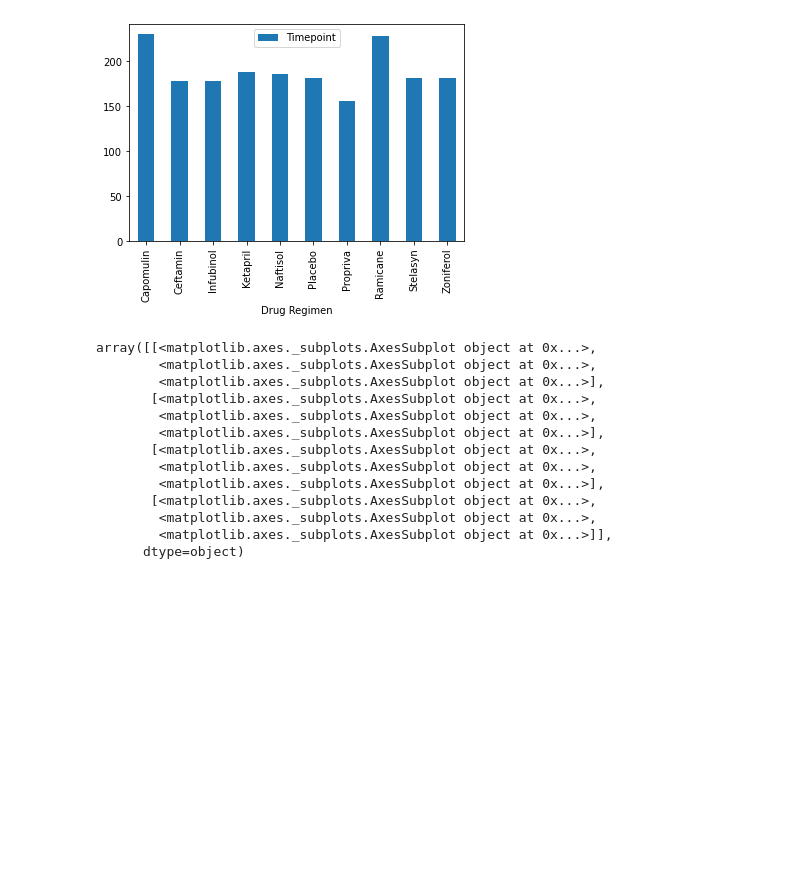
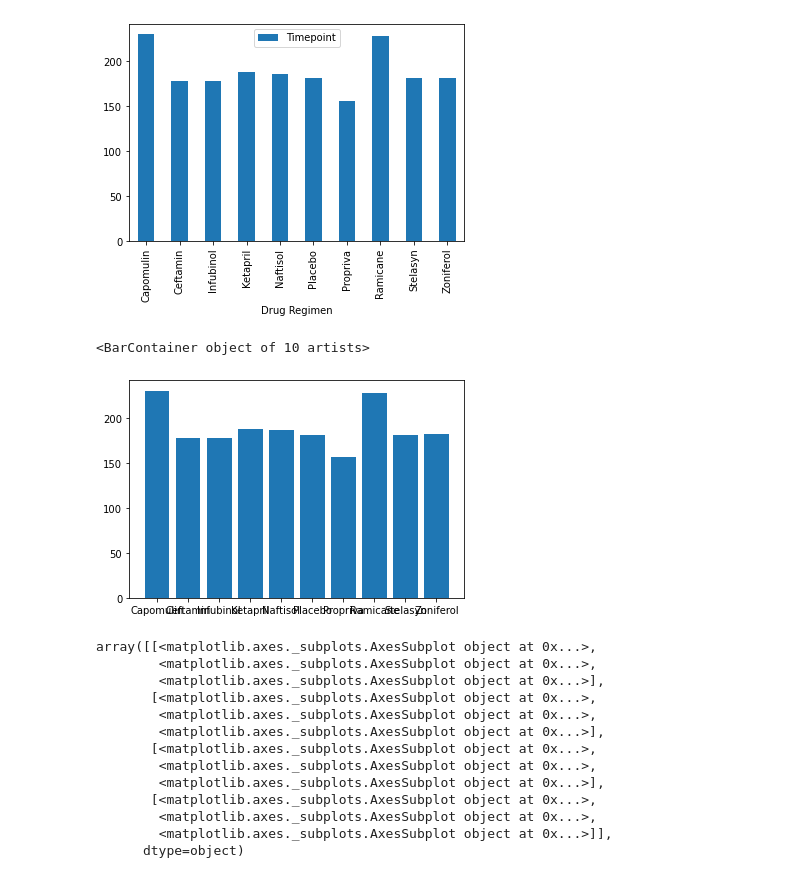
Before and after one commit to engeljason/matplotlib_playground, a Jupyter notebook: Pymaceuticals/pymaceuticals.ipynb, the cells around one changed output. Drawn from its saved outputs; the diff is of its cells as text; code cells hidden in the pictures; blank space fills up the shorter version.

Commit message:
alternate bar plot

```diff
--- a/Pymaceuticals/pymaceuticals.ipynb
+++ b/Pymaceuticals/pymaceuticals.ipynb
@@ -82,6 +82,10 @@ combined_df.loc[:,["Drug Regimen", "Timepoint"]].groupby("Drug Regimen").count()
 [figure]
 # %%
 # Generate a bar plot showing the total number of timepoints for all mice tested for each drug regimen using pyplot.
+plt.bar(x = combined_df.loc[:,["Drug Regimen", "Timepoint"]].groupby("Drug Regimen").count().index, height = combined_df.loc[:,["Drug Regimen", "Timepoint"]].groupby("Drug Regimen").count()["Timepoint"])
+# %% [output]
+<BarContainer object of 10 artists>
+[figure, added]
 # %%
 # Generate a pie plot showing the distribution of female versus male mice using Pandas
 mouse_metadata_df.groupby(["Drug Regimen"])["Sex"].value_counts().unstack("Drug Regimen").plot(kind = "pie", subplots = True, layout = (4,-1), figsize = (10,10))
```
